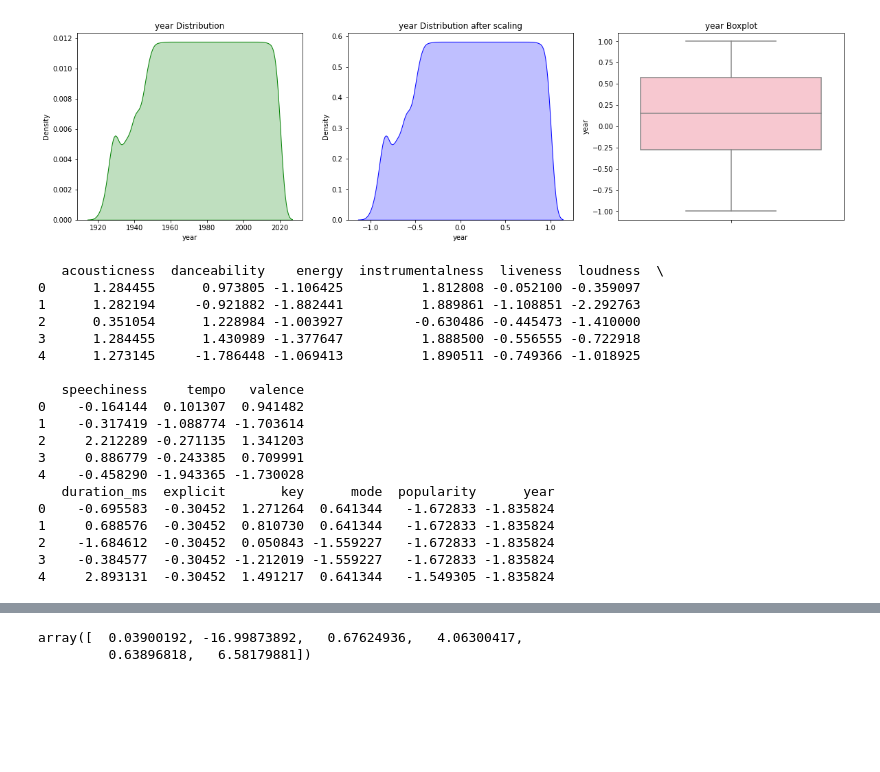
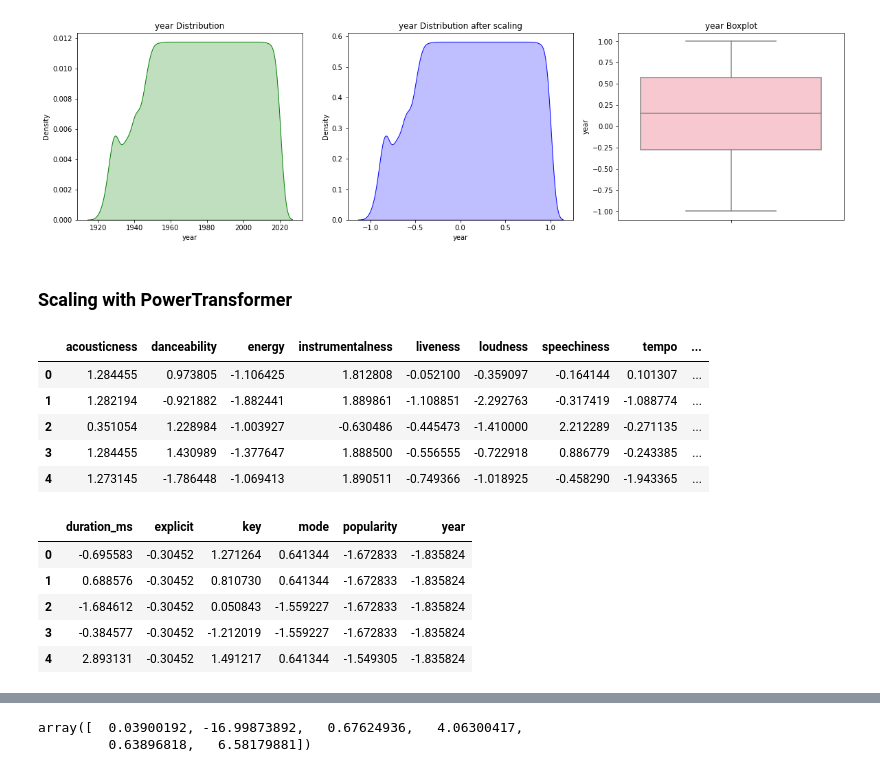
Before and after one commit to ssahu912/spotify_song_popularity_predictor, a Jupyter notebook: spotify_predictor.ipynb, the cells around one changed output, grey strips where cells are left out. Saved outputs shown, nothing was run; the diff lists cells and outputs as text; code cells hidden in the pictures; blank space fills up the shorter version.

```diff
--- a/spotify_predictor.ipynb
+++ b/spotify_predictor.ipynb
@@ -321,4 +356,6 @@ compare_via_graphs(df,int_cols,scaled_data_int)
 [figure]
 [figure]
 [figure]
+# %% [markdown]
+### Scaling with PowerTransformer
 # %%
@@ -326,26 +363,22 @@ pt =PowerTransformer(method="yeo-johnson",standardize=True)
 # %%
 scaled_pt_float = pd.DataFrame(pt.fit_transform(df[float_cols]), columns=float_cols)
 scaled_pt_int = pd.DataFrame(pt.fit_transform(df[int_cols]), columns=int_cols)
-print(scaled_pt_float.head())
-print(scaled_pt_int.head())
-# %% [output]
-   acousticness  danceability    energy  instrumentalness  liveness  loudness  \
-0      1.284455      0.973805 -1.106425          1.812808 -0.052100 -0.359097
-1      1.282194     -0.921882 -1.882441          1.889861 -1.108851 -2.292763
-2      0.351054      1.228984 -1.003927         -0.630486 -0.445473 -1.410000
-3      1.284455      1.430989 -1.377647          1.888500 -0.556555 -0.722918
-4      1.273145     -1.786448 -1.069413          1.890511 -0.749366 -1.018925
-
-   speechiness     tempo   valence
-0    -0.164144  0.101307  0.941482
-1    -0.317419 -1.088774 -1.703614
-2     2.212289 -0.271135  1.341203
-3     0.886779 -0.243385  0.709991
-4    -0.458290 -1.943365 -1.730028
-   duration_ms  explicit       key      mode  popularity      year
-0    -0.695583  -0.30452  1.271264  0.641344   -1.672833 -1.835824
-1     0.688576  -0.30452  0.810730  0.641344   -1.672833 -1.835824
-2    -1.684612  -0.30452  0.050843 -1.559227   -1.672833 -1.835824
-3    -0.384577  -0.30452 -1.212019 -1.559227   -1.672833 -1.835824
-4     2.893131  -0.30452  1.491217  0.641344   -1.549305 -1.835824
+# %%
+scaled_pt_float.head()
+# %% [output]
+|  | acousticness | danceability | energy | instrumentalness | liveness | loudness | speechiness | tempo | ... |
+| 0 | 1.284455 | 0.973805 | -1.106425 | 1.812808 | -0.052100 | -0.359097 | -0.164144 | 0.101307 | ... |
+| 1 | 1.282194 | -0.921882 | -1.882441 | 1.889861 | -1.108851 | -2.292763 | -0.317419 | -1.088774 | ... |
+| 2 | 0.351054 | 1.228984 | -1.003927 | -0.630486 | -0.445473 | -1.410000 | 2.212289 | -0.271135 | ... |
+| 3 | 1.284455 | 1.430989 | -1.377647 | 1.888500 | -0.556555 | -0.722918 | 0.886779 | -0.243385 | ... |
+| 4 | 1.273145 | -1.786448 | -1.069413 | 1.890511 | -0.749366 | -1.018925 | -0.458290 | -1.943365 | ... |
+# %%
+scaled_pt_int.head()
+# %% [output]
+|  | duration_ms | explicit | key | mode | popularity | year |
+| 0 | -0.695583 | -0.30452 | 1.271264 | 0.641344 | -1.672833 | -1.835824 |
+| 1 | 0.688576 | -0.30452 | 0.810730 | 0.641344 | -1.672833 | -1.835824 |
+| 2 | -1.684612 | -0.30452 | 0.050843 | -1.559227 | -1.672833 | -1.835824 |
+| 3 | -0.384577 | -0.30452 | -1.212019 | -1.559227 | -1.672833 | -1.835824 |
+| 4 | 2.893131 | -0.30452 | 1.491217 | 0.641344 | -1.549305 | -1.835824 |
 # %%
```
Also changed, not shown: parts of 19 cells of this notebook.
